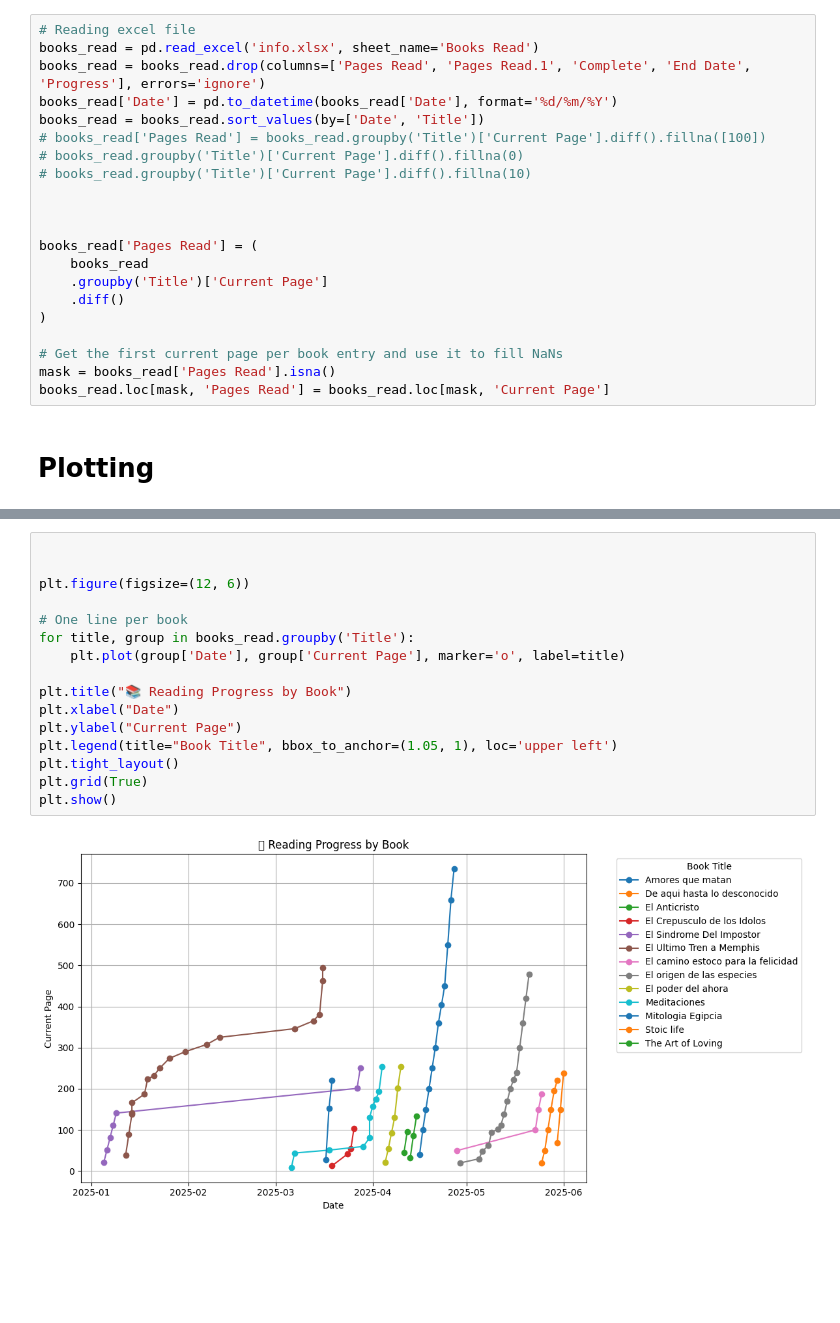
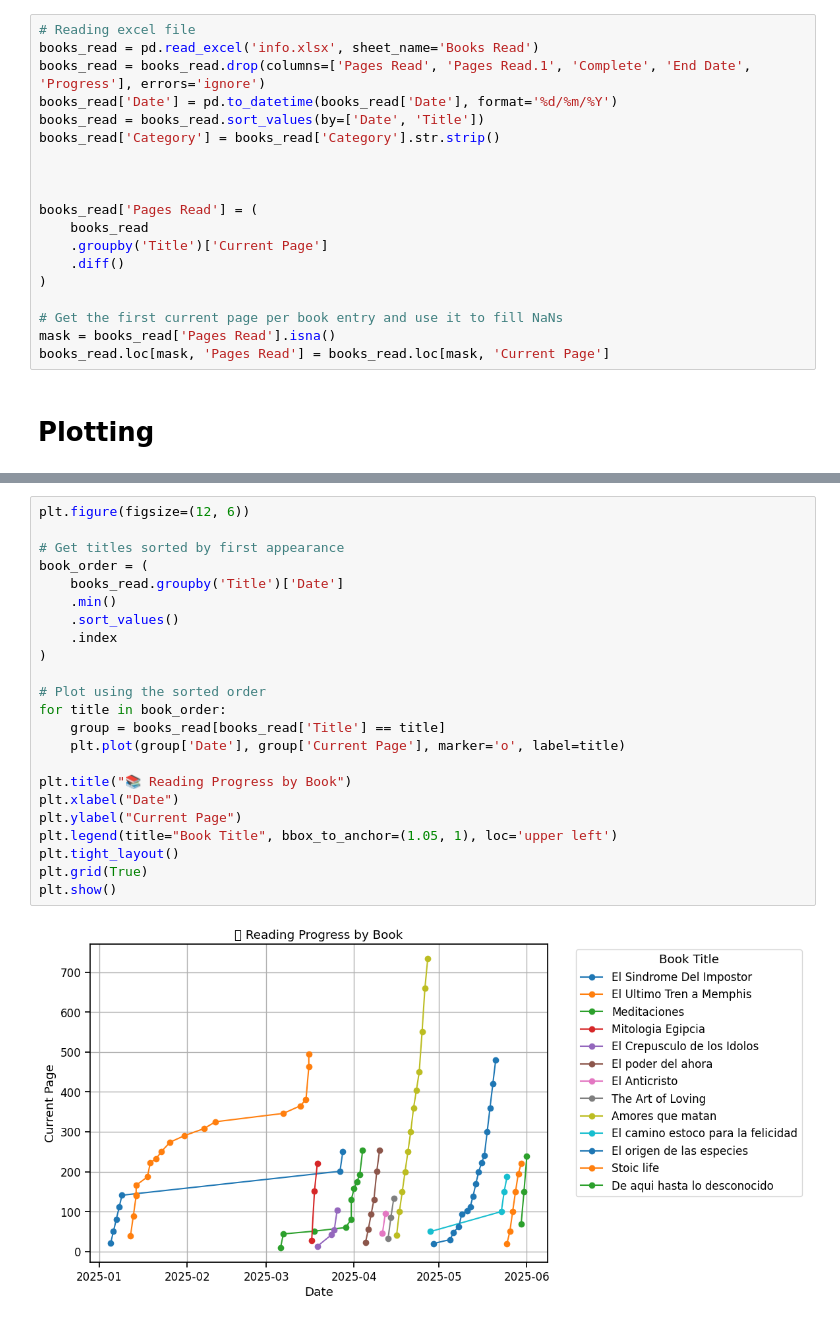
Before and after one commit to Cris2907/lecture-insights, a Jupyter notebook: lecture-insights.ipynb, the cells around one changed output, grey strips where cells are left out. Drawn from its saved outputs; the diff is of its cells as text; blank space fills up the shorter version.

Commit message:
Added multiple charts to lecture insights notebook
Details:
- Started implementation of MD file for lecture insights
-

Refs: #

```diff
--- a/lecture-insights.ipynb
+++ b/lecture-insights.ipynb
@@ -15,9 +15,7 @@ books_read = pd.read_excel('info.xlsx', sheet_name='Books Read')
 books_read = books_read.drop(columns=['Pages Read', 'Pages Read.1', 'Complete', 'End Date', 'Progress'], errors='ignore')
 books_read['Date'] = pd.to_datetime(books_read['Date'], format='%d/%m/%Y')
 books_read = books_read.sort_values(by=['Date', 'Title'])
-# books_read['Pages Read'] = books_read.groupby('Title')['Current Page'].diff().fillna([100])
-# books_read.groupby('Title')['Current Page'].diff().fillna(0)
-# books_read.groupby('Title')['Current Page'].diff().fillna(10)
+books_read['Category'] = books_read['Category'].str.strip()
 
 
 
@@ -52,18 +59,25 @@ plt.show()
 # %%
-
-
 plt.figure(figsize=(12, 6))
 
-# One line per book
-for title, group in books_read.groupby('Title'):
+# Get titles sorted by first appearance
+book_order = (
+    books_read.groupby('Title')['Date']
+    .min()
+    .sort_values()
+    .index
+)
+
+# Plot using the sorted order
+for title in book_order:
+    group = books_read[books_read['Title'] == title]
     plt.plot(group['Date'], group['Current Page'], marker='o', label=title)
 
 plt.title("📚 Reading Progress by Book")
 plt.xlabel("Date")
 plt.ylabel("Current Page")
 plt.legend(title="Book Title", bbox_to_anchor=(1.05, 1), loc='upper left')
 plt.tight_layout()
 plt.grid(True)
 plt.show()
 # %% [output]
-[figure, old version]
+[figure, new version]
```
Also changed, not shown: parts of 12 cells of this notebook, 3 other files.
